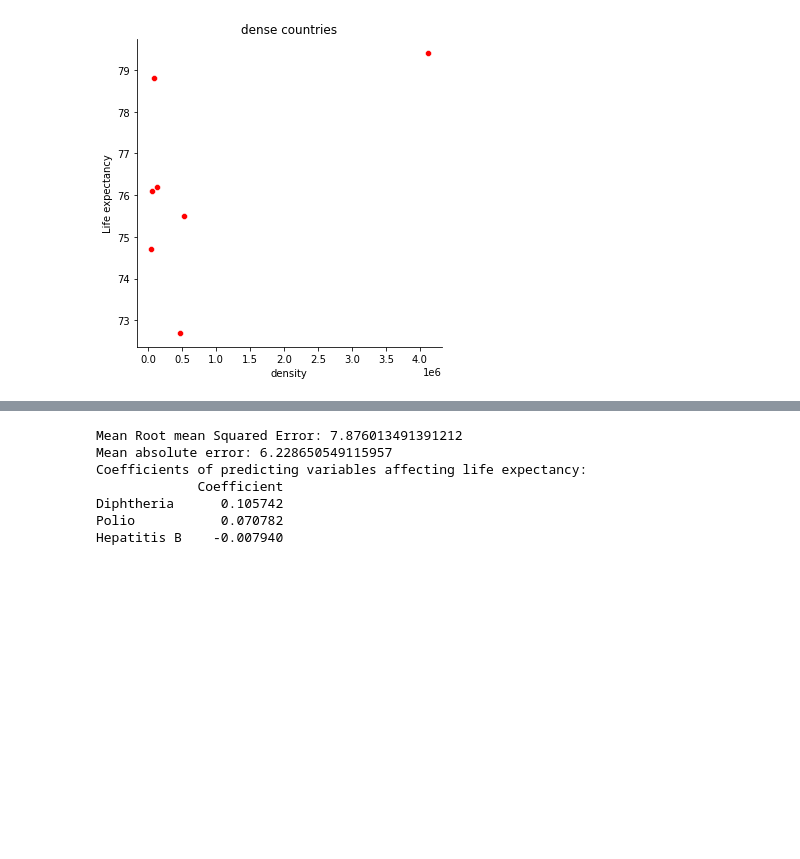
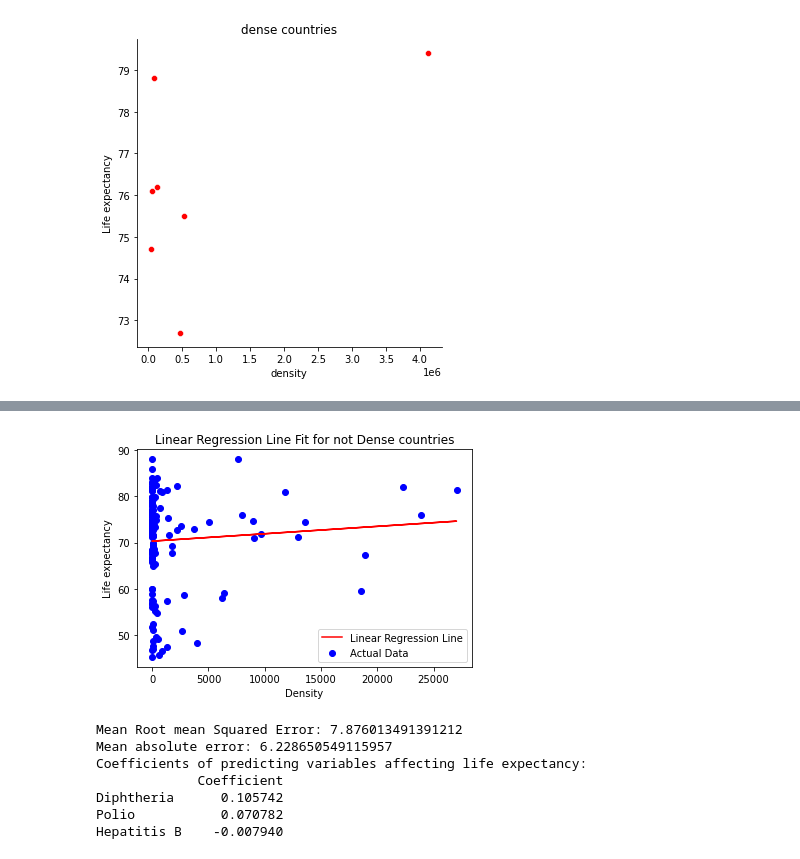
Before and after one commit to Liloiscracked/Machine-learning-Techniques---analysing-data-, a Jupyter notebook: Analysis.ipynb, the cells around one changed output, grey strips where cells are left out. Cells and saved outputs as stored; diff of their text form; code cells hidden in the pictures; blank space fills up the shorter version.

```diff
--- a/Analysis.ipynb
+++ b/Analysis.ipynb
@@ -524,3 +507,28 @@ ValueError: Found input variables with inconsistent numbers of samples: [14, 7]
+# %%
+X = not_dense_countries['density']
+y = not_dense_countries['Life expectancy']
+X = X.values.reshape(-1,1)
+# Fit the linear regression model
+model = LinearRegression()
+model.fit(X, y)
+
+# Predictions from the model
+y_pred = model.predict(X)
+
+plt.scatter(X, y, color='blue', label='Actual Data')
+
+# Plot the linear regression line
+plt.plot(X, y_pred, color='red', label='Linear Regression Line')
+
+# Add labels and legend
+plt.xlabel('Density')
+plt.ylabel('Life expectancy')
+plt.title('Linear Regression Line Fit for not Dense countries')
+plt.legend()
+
+plt.show()
+# %% [output]
+[figure, added]
 # %%
 #Q8
 import math as math
```
Also changed, not shown: parts of 1 cell of this notebook.
